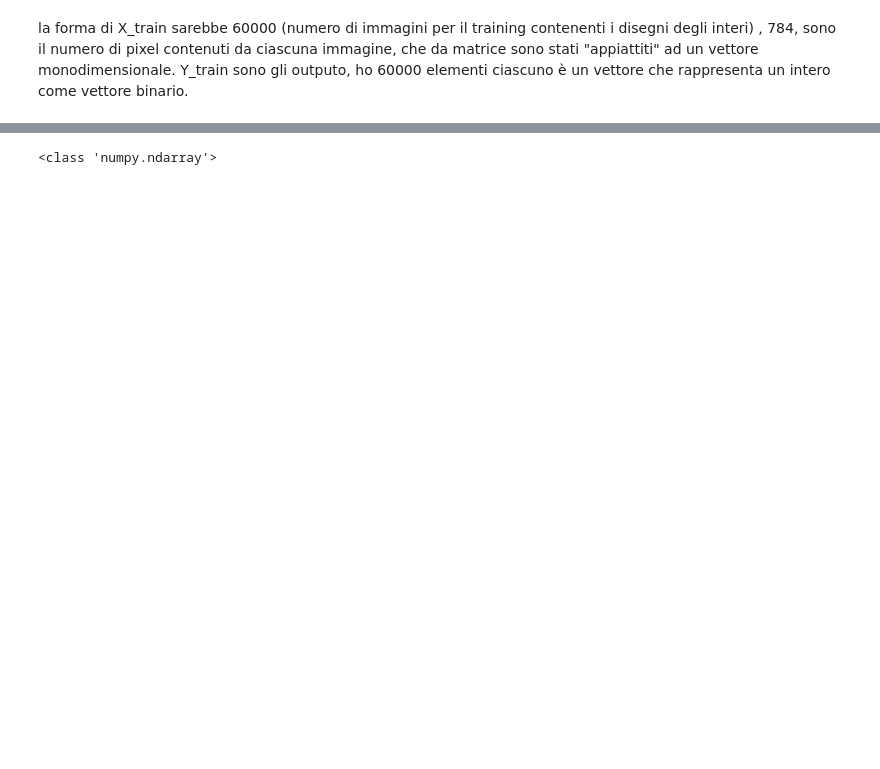
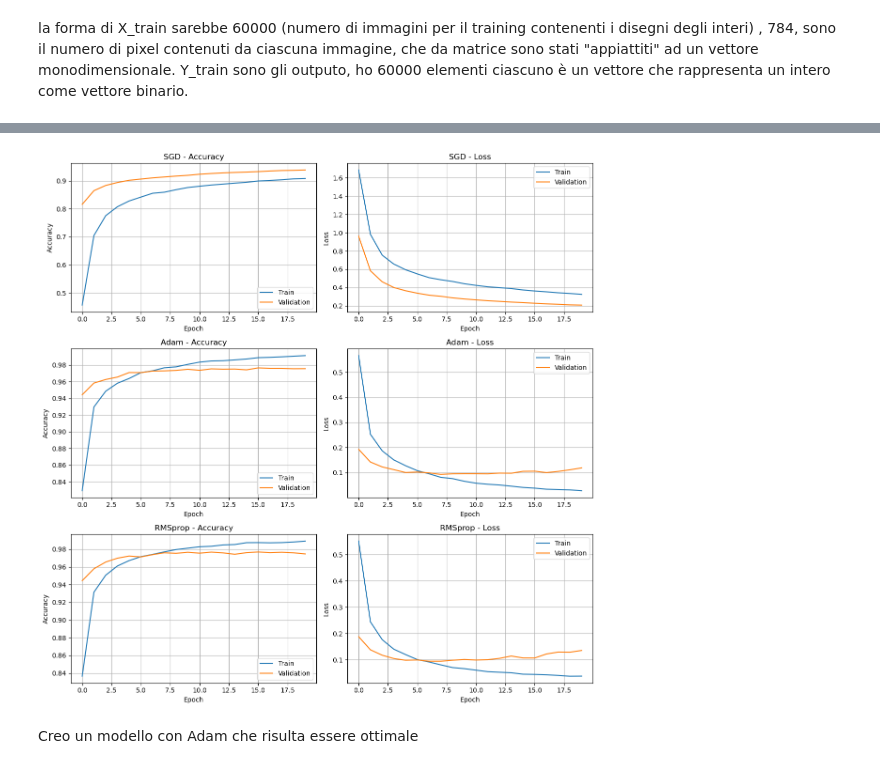
Before and after one commit to simonelance/labsimnum, a Jupyter notebook: Esercizi12/esercizio12_1.ipynb, the cells around one changed output, grey strips where cells are left out. Cells and saved outputs as stored; diff of their text form; code cells hidden in the pictures; blank space fills up the shorter version.

```diff
--- a/Esercizi12/esercizio12_1.ipynb
+++ b/Esercizi12/esercizio12_1.ipynb
@@ -318,5 +119,33 @@ Test accuracy: 0.9394000172615051
-# %%
-print(type(X_test))
-# %% [output]
-<class 'numpy.ndarray'>
+# %%
+fig, axs = plt.subplots(3, 2, figsize=(12, 12))
+
+opt_names = ['SGD', 'Adam', 'RMSprop']
+
+for i, name in enumerate(opt_names):
+    hist = results[name]['history'].history
+
+    # Accuracy
+    axs[i, 0].plot(hist['accuracy'])
+    axs[i, 0].plot(hist['val_accuracy'])
+    axs[i, 0].set_title(f'{name} - Accuracy')
+    axs[i, 0].set_ylabel('Accuracy')
+    axs[i, 0].set_xlabel('Epoch')
+    axs[i, 0].legend(['Train', 'Validation'], loc='best')
+    axs[i, 0].grid(True)
+
+    # Loss
+    axs[i, 1].plot(hist['loss'])
+    axs[i, 1].plot(hist['val_loss'])
+    axs[i, 1].set_title(f'{name} - Loss')
+    axs[i, 1].set_ylabel('Loss')
+    axs[i, 1].set_xlabel('Epoch')
+    axs[i, 1].legend(['Train', 'Validation'], loc='best')
+    axs[i, 1].grid(True)
+
+plt.tight_layout()
+plt.show()
+# %% [output]
+[figure, added]
+# %% [markdown]
+Creo un modello con Adam che risulta essere ottimale
 # %%
```
Also changed, not shown: parts of 27 cells of this notebook, 1 other file.
